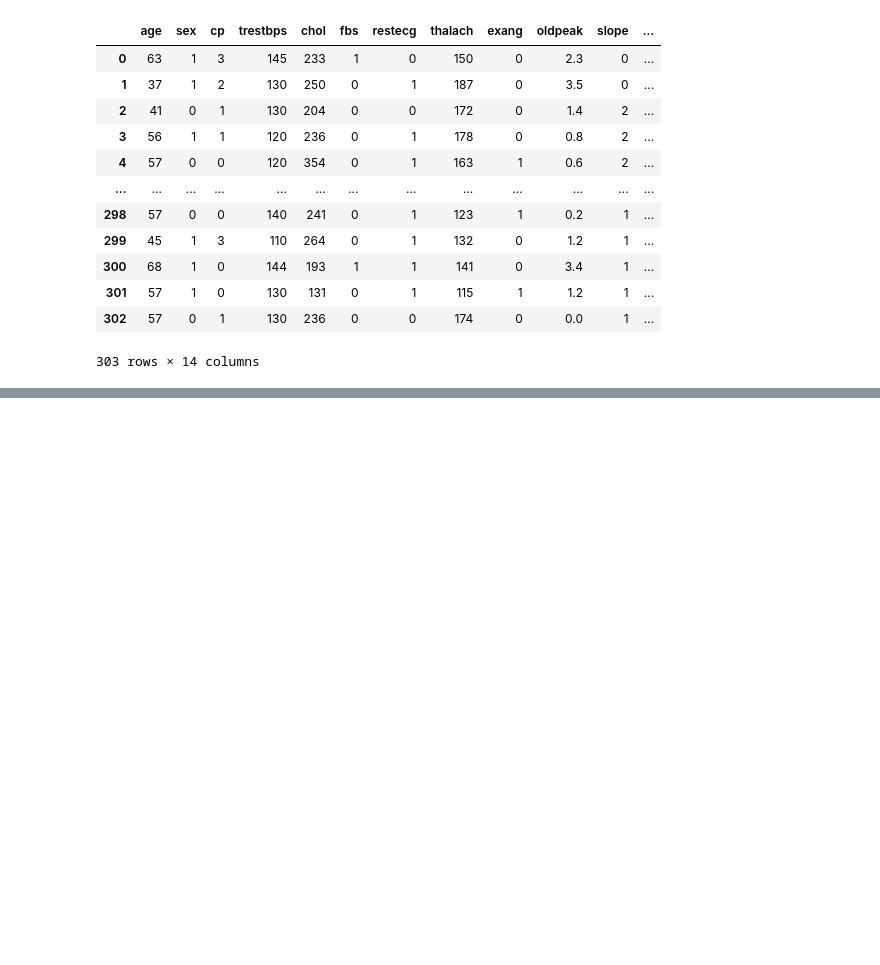
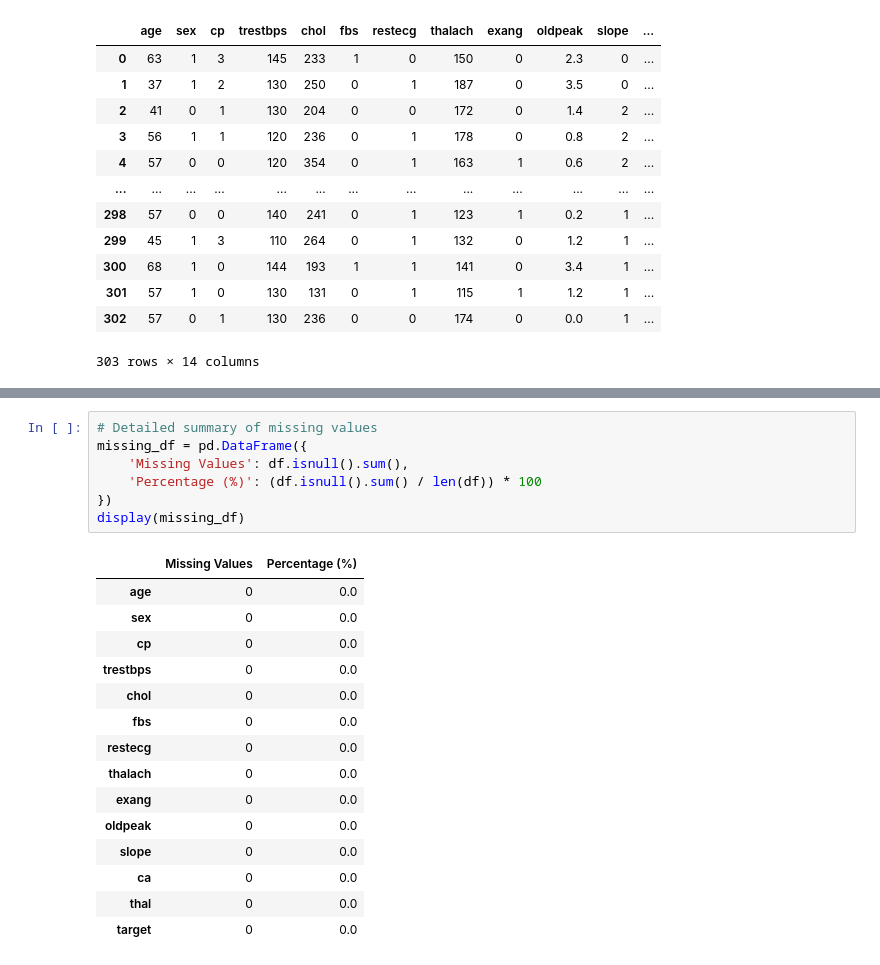
Before and after one commit to zw28623essex-dot/CE101_Team3, a Jupyter notebook: main_load_data.ipynb, the cells around one changed output, grey strips where cells are left out. Cells and saved outputs as stored; diff of their text form; blank space fills up the shorter version.

```diff
--- a/main_load_data.ipynb
+++ b/main_load_data.ipynb
@@ -31,0 +83,23 @@ df
+# %%
+# Detailed summary of missing values
+missing_df = pd.DataFrame({
+    'Missing Values': df.isnull().sum(),
+    'Percentage (%)': (df.isnull().sum() / len(df)) * 100
+})
+display(missing_df)
+# %% [output]
+|  | Missing Values | Percentage (%) |
+| age | 0 | 0.0 |
+| sex | 0 | 0.0 |
+| cp | 0 | 0.0 |
+| trestbps | 0 | 0.0 |
+| chol | 0 | 0.0 |
+| fbs | 0 | 0.0 |
+| restecg | 0 | 0.0 |
+| thalach | 0 | 0.0 |
+| exang | 0 | 0.0 |
+| oldpeak | 0 | 0.0 |
+| slope | 0 | 0.0 |
+| ca | 0 | 0.0 |
+| thal | 0 | 0.0 |
+| target | 0 | 0.0 |
```
Also changed, not shown: parts of 8 cells of this notebook.
